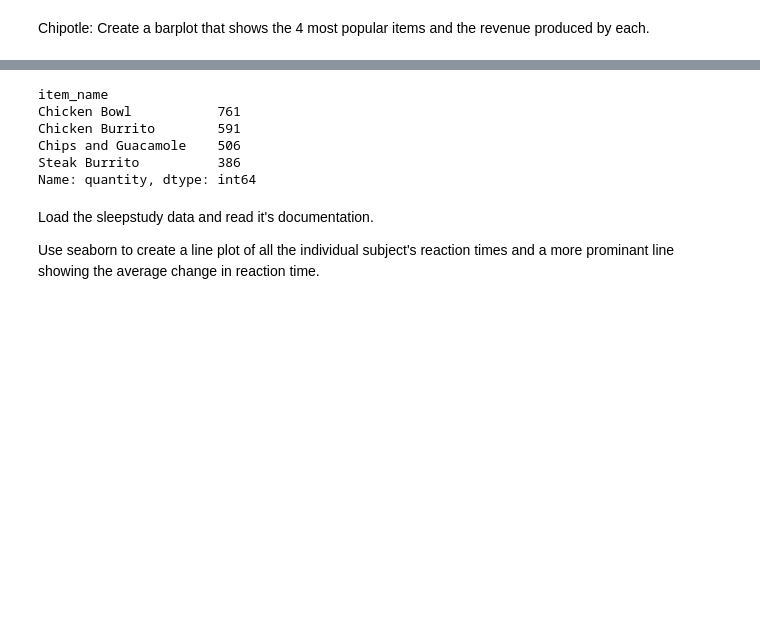
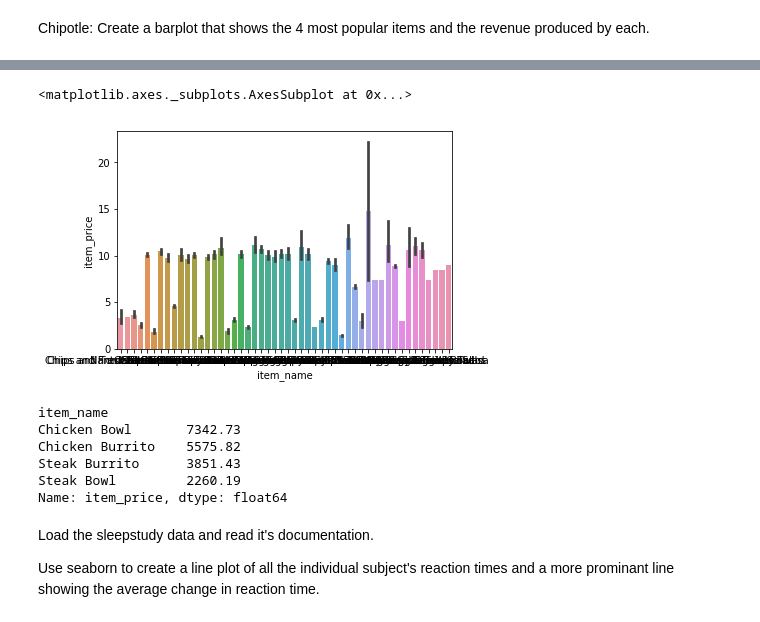
Before and after one commit to HackneyChad/python-exercises, a Jupyter notebook: 4.9_seaborn_exercises.ipynb, the cells around one changed output, grey strips where cells are left out. Cells and saved outputs as stored; diff of their text form; code cells hidden in the pictures; blank space fills up the shorter version.

```diff
--- a/4.9_seaborn_exercises.ipynb
+++ b/4.9_seaborn_exercises.ipynb
@@ -683,12 +696,65 @@ df_swiss[['fertility', 'is_catholic']].groupby('is_catholic').mean().plot.bar(yl
-# %%
-df_chipotle.groupby('item_name').quantity.sum().sort_values(ascending=False).nlargest(4)
-# %% [output]
-item_name
-Chicken Bowl           761
-Chicken Burrito        591
-Chips and Guacamole    506
-Steak Burrito          386
-Name: quantity, dtype: int64
+# %%
+# df_chipotle
+
+# This immediately below works to isolate item name, and the top four items, by summing quantity:
+# df_chipotle.groupby('item_name').quantity.sum().sort_values(ascending=False).nlargest(4)
+
+# df_chipotle_top_4 = df_chipotle.groupby('item_name').quantity.sum().sort_values(ascending=False).nlargest(4)
+
+# # KEEP:  This immediately below grabs the 3 fields I need to make this work:
+# df_chipotle.monkey = df_chipotle.item_price.sum()
+# df_chipotle.monkey
+
+
+#  UPDATE:  this immediately below grabs the top 4 items by REVENUE (summed "item_price")
+# df_chipotle4 = df_chipotle[['item_name','item_price']].groupby('item_name').item_price.sum().sort_values(ascending=False).nlargest(4)
+# df_chipotle4
+
+# # UPDATE:  this immediately below grabs the top 4 items by SALES VOLUME (summed "quantity")
+# df_chipotle3 = df_chipotle[['item_name','quantity']].groupby('item_name').quantity.sum().sort_values(ascending=False).nlargest(4)
+# df_chipotle3
+
+# # This below is the same as the item_price.sum() code, two items up, but doesn't call fields in brackets:
+# df_chipotle_test = df_chipotle.groupby('item_name').item_price.sum().sort_values(ascending=False).nlargest(4)
+# df_chipotle_test
+
+
+df_chipotle[['item_name', 'item_price']].groupby('item_name').sum()
+df_chipotle[['item_name', 'item_price', 'quantity']].groupby('item_name').sum().sort_values('quantity', ascending=False).nlargest(4,'quantity')
+#df_chipotle[['item_name', 'item_price']].groupby('item_name').sum().nlargest(7)
+# df_chipotle[['item_name', 'item_price']].groupby('item_name').sum().nlargest(7, 'item_price')
+
+#then, add barplot wiht logic below:
+
+
+
+#sns.barplot()
+
+sns.barplot(x="item_name", y="item_price", data=df_chipotle)
+
+#df_swiss[['fertility', 'is_catholic']].groupby('is_catholic').mean().plot.bar(ylim=(0, 100))
+# %% [output]
+<matplotlib.axes._subplots.AxesSubplot at 0x...>
+[figure, added]
+# %%
+#  UPDATE:  this immediately below grabs the top 4 items by REVENUE (summed "item_price")
+df_chipotle4 = df_chipotle[['item_name','item_price']].groupby('item_name').item_price.sum().sort_values(ascending=False).nlargest(4)
+df_chipotle4
+
+# UPDATE:  this immediately below grabs the top 4 items by SALES VOLUME (summed "quantity")
+df_chipotle3 = df_chipotle[['item_name','quantity']].groupby('item_name').quantity.sum().sort_values(ascending=False).nlargest(4)
+df_chipotle3
+
+# This below is the same as the item_price.sum() code, two items up, but doesn't call fields in brackets:
+df_chipotle_test = df_chipotle.groupby('item_name').item_price.sum().sort_values(ascending=False).nlargest(4)
+df_chipotle_test
+# %% [output]
+item_name
+Chicken Bowl       7342.73
+Chicken Burrito    5575.82
+Steak Burrito      3851.43
+Steak Bowl         2260.19
+Name: item_price, dtype: float64
 # %% [markdown]
 Load the sleepstudy data and read it's documentation.
 
```
Also changed, not shown: parts of 5 cells of this notebook.
